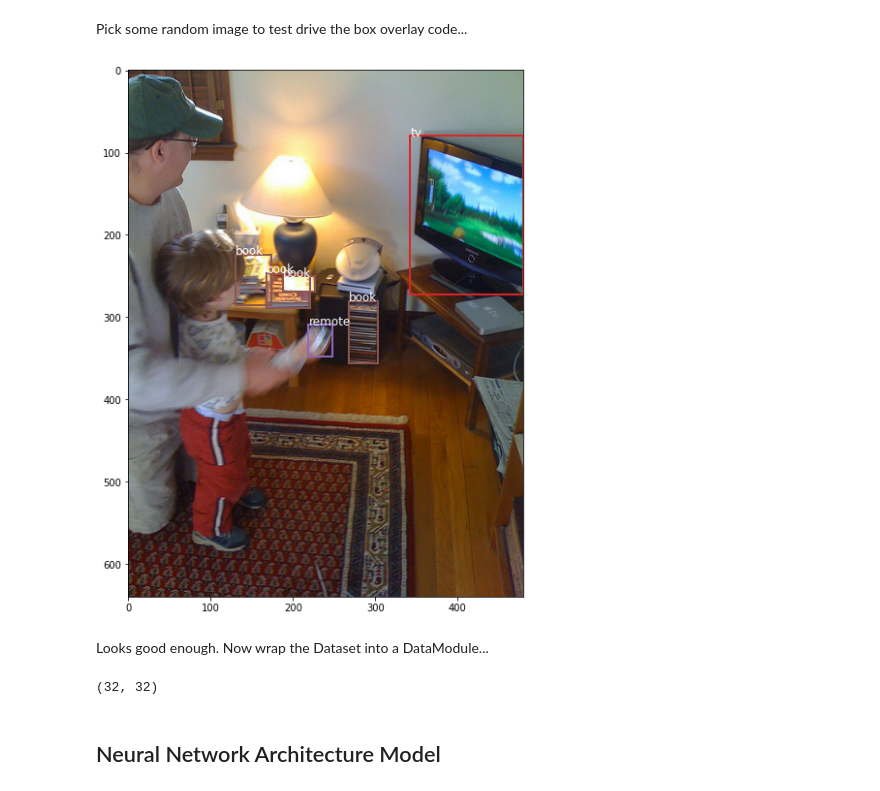
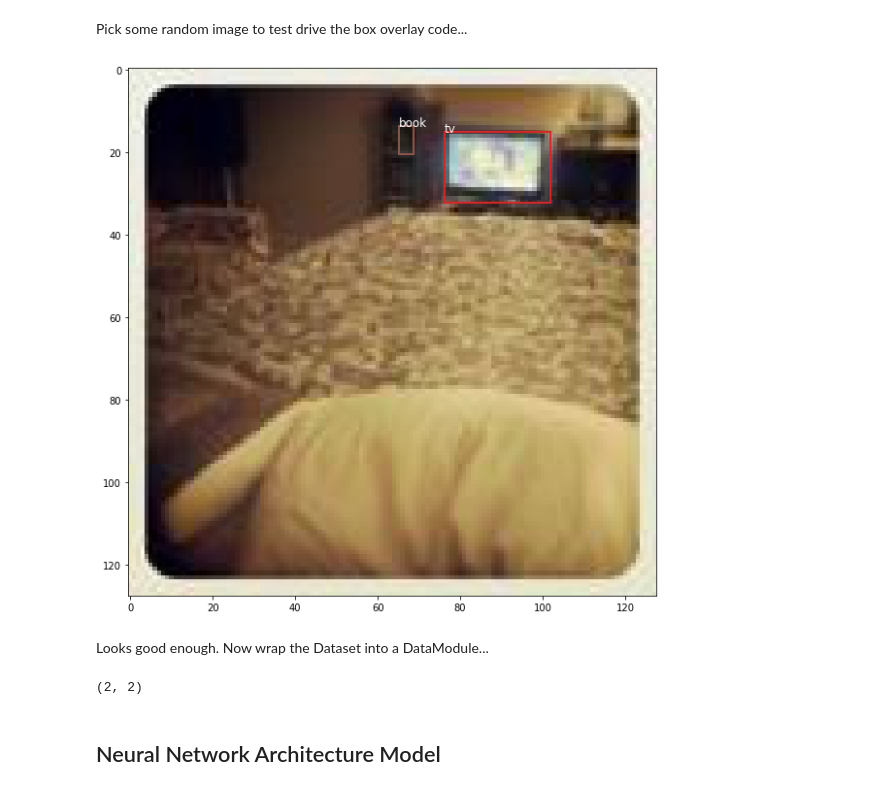
Before and after one commit to bguan/plmcbbox, a Jupyter notebook: 30_subcoco_pl.ipynb, the cells around one changed output. Cells and saved outputs as stored; diff of their text form; code cells hidden in the pictures.

```diff
--- a/30_subcoco_pl.ipynb
+++ b/30_subcoco_pl.ipynb
@@ -73,0 +65,2 @@ if not os.path.isdir(datadir/froot):
+# %%
+train_json = fetch_subcoco(datadir='workspace', url='http://files.fast.ai/data/examples/coco_tiny.tgz', img_subdir='train')
@@ -75,10 +78,6 @@ if not os.path.isdir(datadir/froot):
 ## Check Annotations
 
 Let's load and inspect the annotation file that comes with the coco tiny dataset...
-# %%
-#export
-with open(json_fname, 'r') as json_f:
-    train_json = json.load(json_f)
 # %%
 train_json['categories'], train_json['images'][0], [a for a in train_json['annotations'] if a['image_id']==train_json['images'][0]['id'] ]
 # %% [output]
@@ -108,4 +107,6 @@ stats = load_stats(train_json, img_dir=img_dir, force_reload=False)
 # %%
+img_dir='workspace/coco_tiny/train'
+stats = load_stats(train_json, img_dir=img_dir, force_reload=False)
 print(
     f"Categories {stats.num_cats}, Images {stats.num_imgs}, Boxes {stats.num_bboxs}, avg (w,h) {(stats.avg_width, stats.avg_height)}"
     f"avg cats/img {stats.avg_ncats_per_img:.1f}, avg boxs/img {stats.avg_nboxs_per_img:.1f}, avg boxs/cat {stats.avg_nboxs_per_cat:.1f}.")
@@ -131,7 +127,7 @@ But we have enough to test drive the training pipeline. To make it more balanced
 
 Let's look at an image annotation.
 # %%
-img_pos = 256
+img_pos = 127
 img_id = train_json['images'][img_pos]['id']
 l2bs = stats.img2l2bs[img_id]
 img_fname = stats.img2fname[img_id]
@@ -156,19 +149,19 @@ Let's overlay bounding boxes and labels over the image to confirm our understand
 # %% [markdown]
 Pick some random image to test drive the box overlay code...
 # %%
-img = Image.open(img_dir/stats.img2fname[img_id])
+img = Image.open(Path(img_dir)/stats.img2fname[img_id])
 overlay_img_bbox(img, stats.img2l2bs[img_id], stats.lbl2name)
 # %% [output]
-[figure, old version]
+[figure, new version]
 # %% [markdown]
 Looks good enough. Now wrap the Dataset into a DataModule...
 # %%
-subcoco_dm = SubCocoDataModule(img_dir, stats)
+subcoco_dm = SubCocoDataModule(Path(img_dir), stats, resize=(128,128), bs=2, workers=1)
 tdl=subcoco_dm.train_dataloader()
 images, targets = next(iter(tdl))
 len(images), len(targets)
 # %% [output]
-(32, 32)
+(2, 2)
 # %% [markdown]
 ## Neural Network Architecture Model
 # %% [markdown]
```
Also changed, not shown: parts of 16 cells of this notebook, 11 other files.
